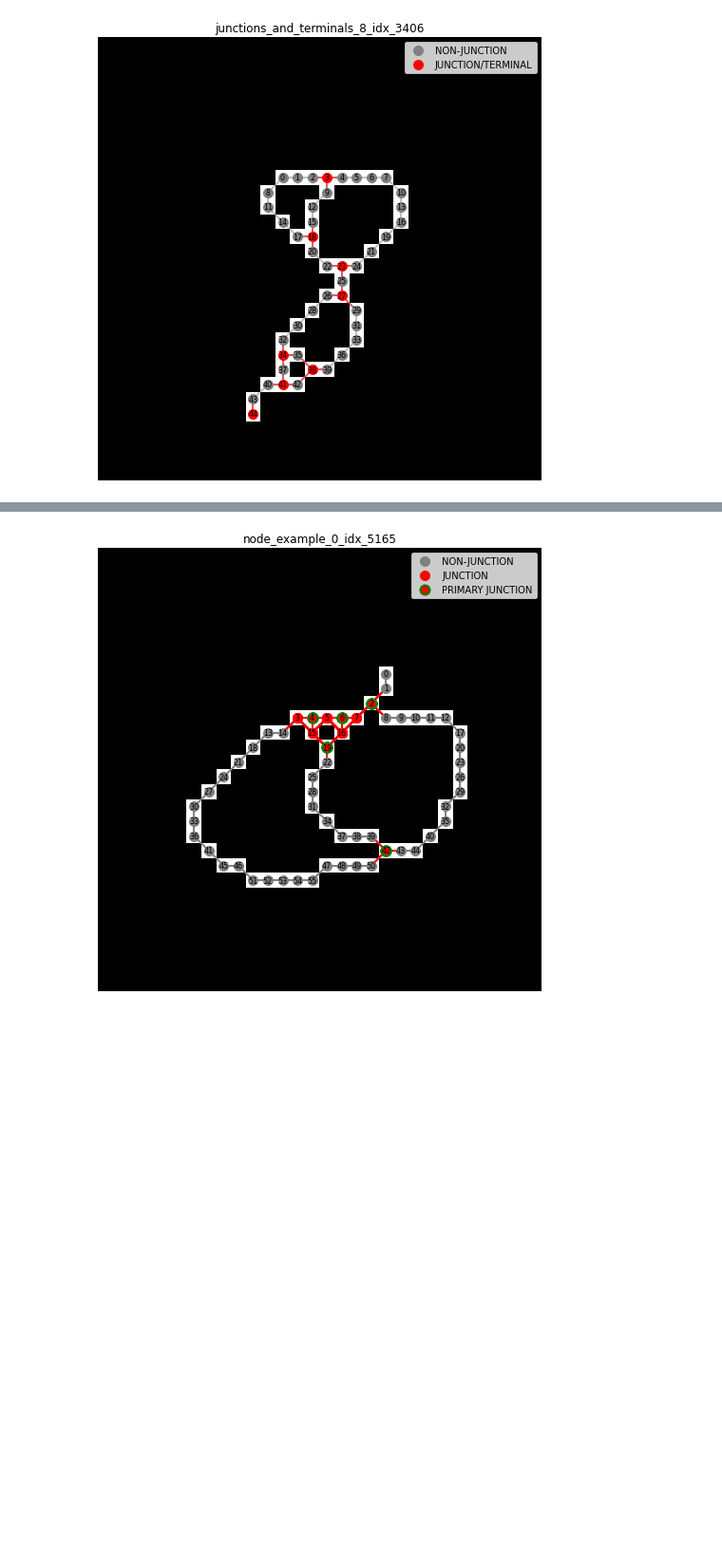
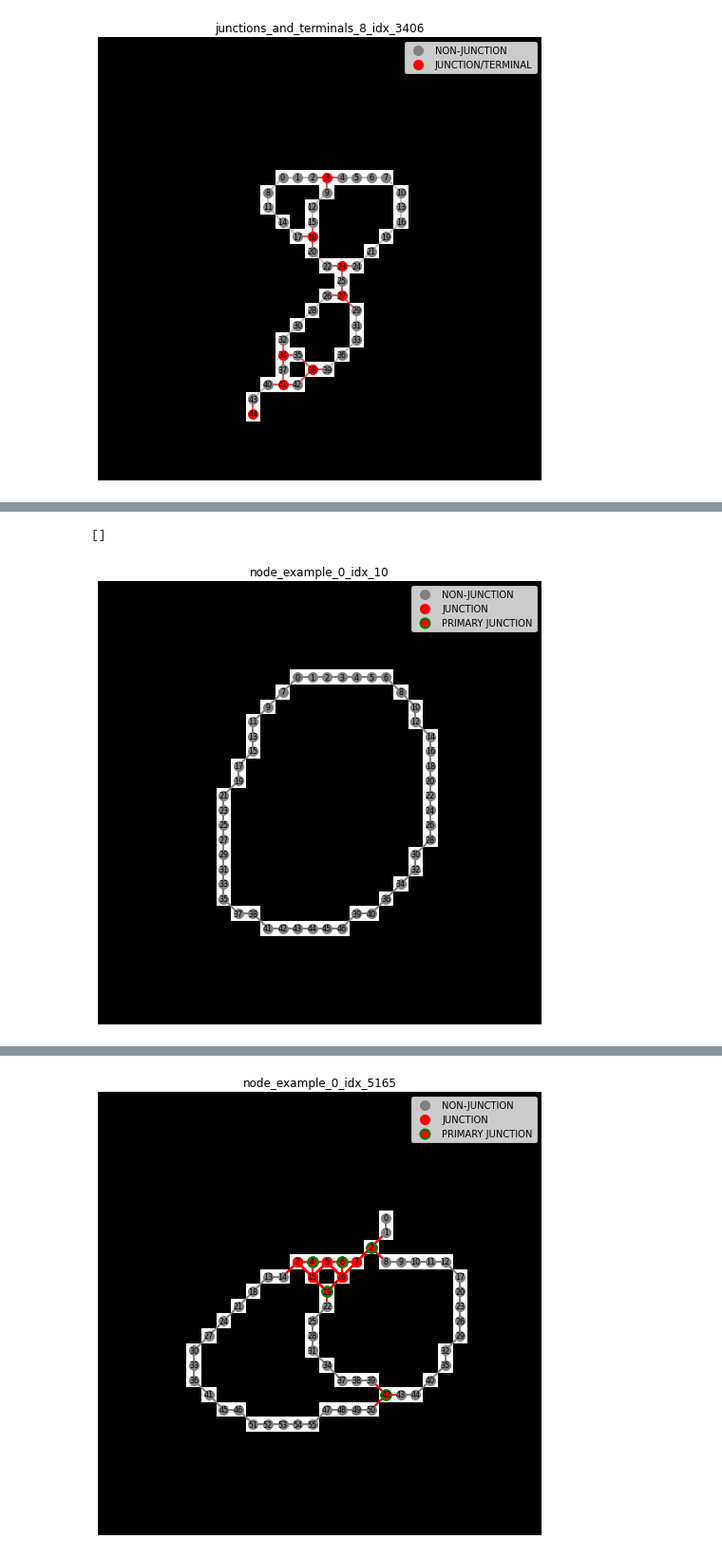
Before and after one commit to GeoAIR-lab/TGGLinesPlus, a Jupyter notebook: notebooks/2_path_segmentation.ipynb, the cells around one changed output, grey strips where cells are left out. Shown: that part at 95% size. Drawn from its saved outputs; the diff is of its cells as text; code cells hidden in the pictures; blank space fills up the shorter version.

```diff
--- a/notebooks/2_path_segmentation.ipynb
+++ b/notebooks/2_path_segmentation.ipynb
@@ -203,0 +122,14 @@ Let's do the same thing with the list of other interesting examples that we've p
+# %%
+# index 10 has no junction or end nodes
+idx = 10
+label = mnist_labels[idx]
+result_dict = result_dict_list[idx]
+# %%
+paths_list = result_dict["paths_list"]
+paths_list
+# %% [output]
+[]
+# %%
+plot_primary_junctions(result_dict, label, idx)
+# %% [output]
+[figure, added]
```
Also changed, not shown: parts of 25 cells of this notebook, 2 other files.
